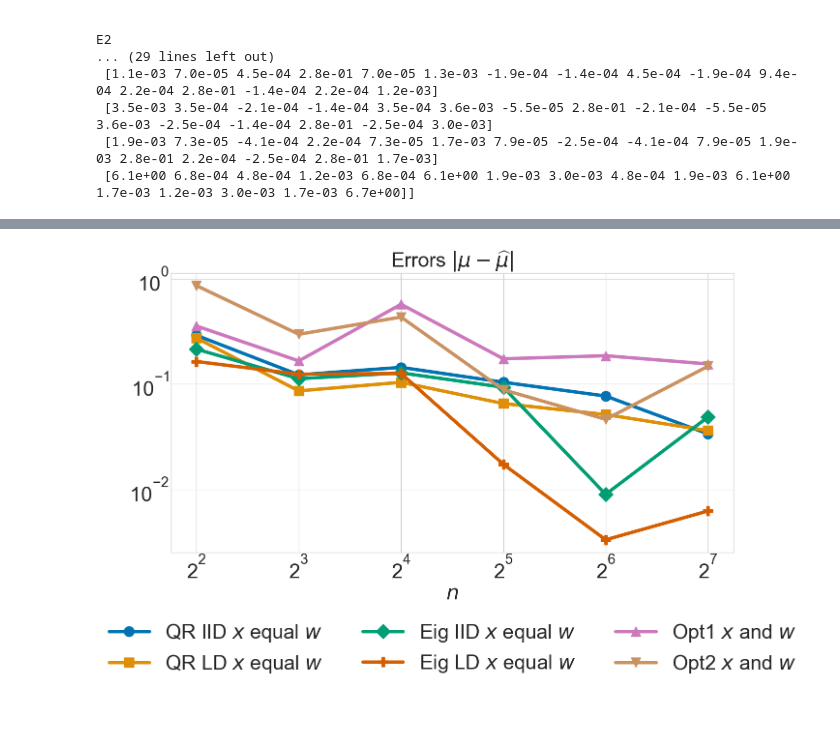
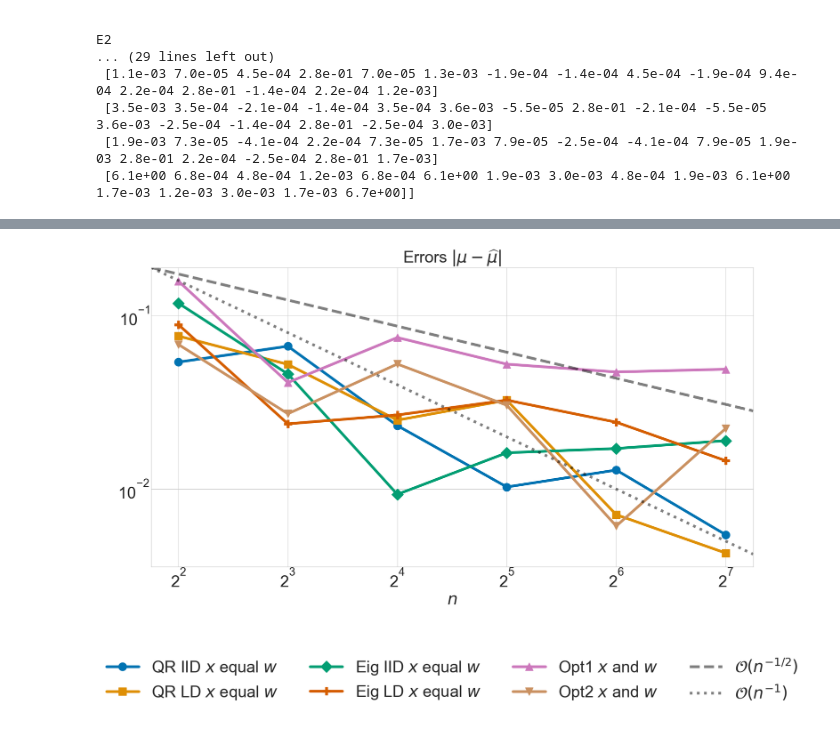
Before and after one commit to alegresor/rmatqmcpy, a Jupyter notebook: flag_manifold.ipynb, the cells around one changed output, grey strips where cells are left out. Drawn from its saved outputs; the diff is of its cells as text; code cells hidden in the pictures.

```diff
--- a/flag_manifold.ipynb
+++ b/flag_manifold.ipynb
@@ -192,7 +196,6 @@ def genf_opt1_x_w(n, lam, seed=None, verbose=None):
         ytrue = E1,
         iters = 100,
         verbose = verbose,
-        jacfwd = False,
     )
     return x,w
 x,w = genf_opt1_x_w(n=128,lam=torch.arange(1,6,dtype=float,device=DEVICE),verbose=1,seed=7)
@@ -226,7 +229,6 @@ def genf_opt2_x_w(n, lam, seed=None, verbose=None):
         ytrue = E2,
         iters = 100,
         verbose = verbose,
-        jacfwd = False,
     )
     # print(data['losses_quantiles']['50'])
     return x,w
@@ -246,15 +250,15 @@ def ffunc1(x):
     n = x.size(-1)
     assert x.shape[-2:]==(n,n)
     nrange = torch.arange(n,device=DEVICE)
-    xnorm = torch.linalg.matrix_norm(x,ord=-torch.inf)
+    xnorm = torch.linalg.matrix_norm(x,ord=torch.inf)
     return xnorm
 def get_approx(ffunc, genf, n, lam, seed=None, verbose=None):
     x,w = genf(n=n,lam=lam,seed=seed,verbose=verbose)
     y = ffunc(x)
     muhat = (w*y).sum()
     return muhat
-d = 5
-lam = torch.arange(1,d+1,device=DEVICE,dtype=float)
+# lam = torch.arange(1,5,device=DEVICE,dtype=float)
+lam = torch.tensor([1,1,2,2,3,3],device=DEVICE,dtype=float)
 muref = get_approx(ffunc1,genf_qr_ld_x_equal_w,n=2**21,lam=lam,seed=None,verbose=False)
 n = 2**torch.arange(2,8)
 print("muref = %.4e"%muref)
@@ -354,14 +303,20 @@ Opt2 $x$ and $w$
 # %%
-fig,ax = pyplot.subplots(nrows=1,ncols=1,figsize=(MPLP["PW"]/2,MPLP["PW"]/4),sharex=True,sharey=False)
+fig,ax = pyplot.subplots(nrows=1,ncols=1,figsize=(MPLP["PW"]/1.5,MPLP["PW"]/2/1.5),sharex=True,sharey=False)
 for i,(key,sphere_func) in enumerate(genf_funcs):
     ax.plot(n,errors[i].median(-1).values,color=MPLP["COLORS"][i],marker=MPLP["MARKERS"][i],label=key)
-ax.legend(frameon=False,ncols=3,loc="lower center",bbox_to_anchor=(.5,-.5))
-ax.set_title(r"Errors $|\mu - \widehat{\mu}|$")
 ax.set_yscale("log",base=10)
 ax.set_xscale("log",base=2)
+xmin,xmax = ax.get_xlim()
+ymin,ymax = ax.get_ylim()
+ax.set_xlim([xmin,xmax])
+ax.set_ylim([ymin,ymax])
+ax.axline([xmin,ymax],[2*xmin,2**(-1/2)*ymax],color="k",alpha=0.5,label=r"$\mathcal{O}(n^{-1/2})$",linestyle="dashed")
+ax.axline([xmin,ymax],[2*xmin,2**(-1)*ymax],color="k",alpha=0.5,label=r"$\mathcal{O}(n^{-1})$",linestyle="dotted")
+ax.legend(frameon=False,ncols=4,loc="lower center",bbox_to_anchor=(.5,-.5))
+ax.set_title(r"Errors $|\mu - \widehat{\mu}|$")
 ax.set_xlabel(r"$n$");
 # %% [output]
-[figure, old version]
+[figure, new version]
 # %%
 errors_df = pd.DataFrame(errors.median(-1).values.T,columns=[name for (name,func) in genf_funcs])
 errors_df['n'] = n
```
Also changed, not shown: parts of 6 cells of this notebook.
